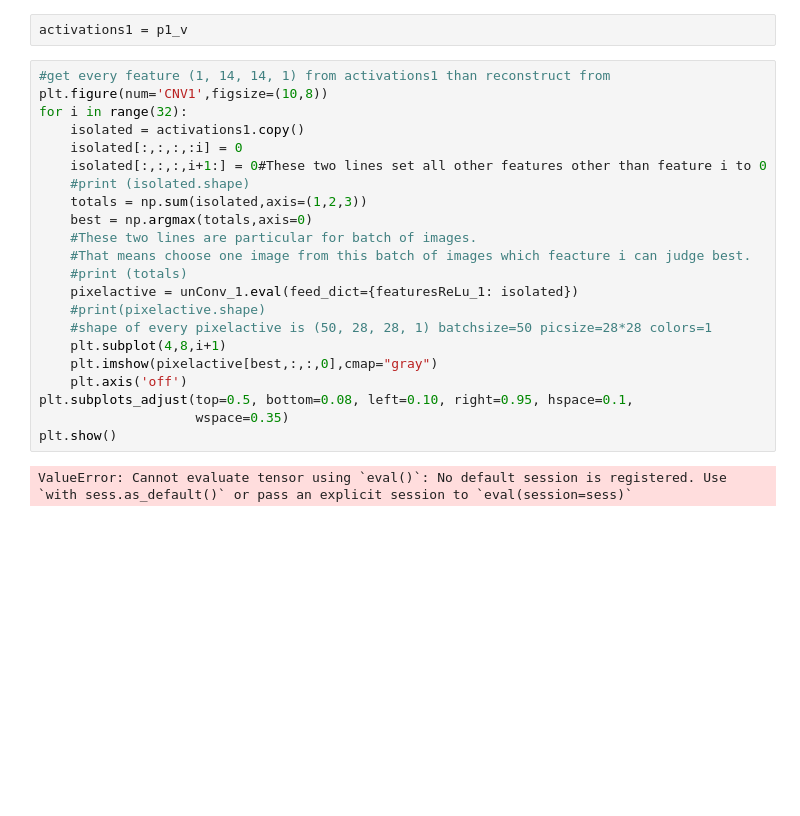
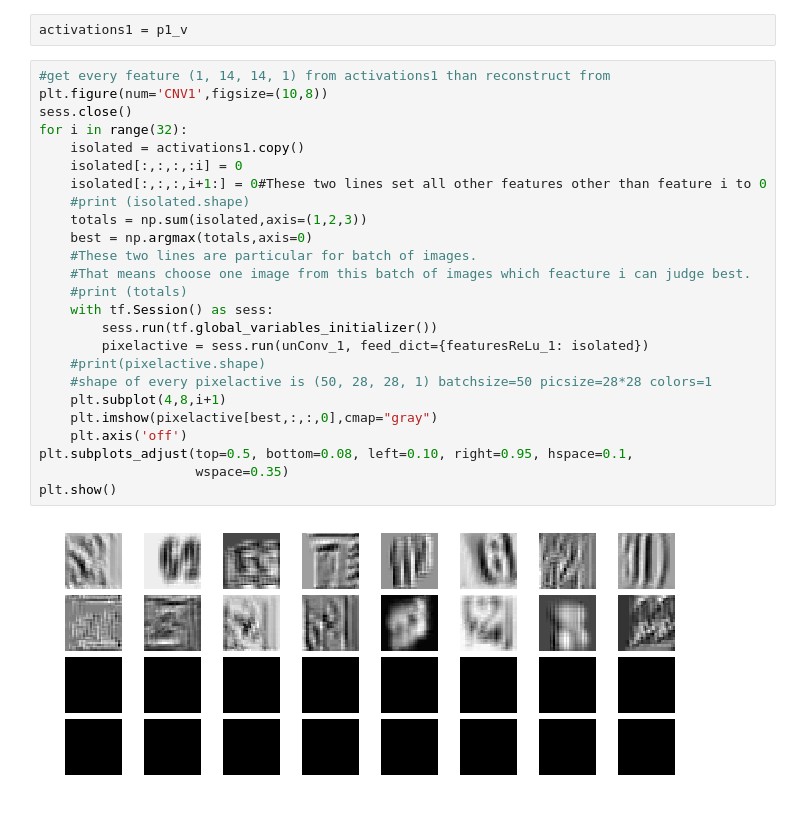
Before and after one commit to bpeng93/AML_Project, a Jupyter notebook: Main Notebook.ipynb, the cells around one changed output. Saved outputs shown, nothing was run; the diff lists cells and outputs as text; blank space fills up the shorter version.

```diff
--- a/Main Notebook.ipynb
+++ b/Main Notebook.ipynb
@@ -341,24 +339,27 @@ activations1 = p1_v
 # %%
 #get every feature (1, 14, 14, 1) from activations1 than reconstruct from
 plt.figure(num='CNV1',figsize=(10,8))
+sess.close()
 for i in range(32):
     isolated = activations1.copy()
     isolated[:,:,:,:i] = 0
     isolated[:,:,:,i+1:] = 0#These two lines set all other features other than feature i to 0
     #print (isolated.shape)
     totals = np.sum(isolated,axis=(1,2,3))
     best = np.argmax(totals,axis=0)
     #These two lines are particular for batch of images.
     #That means choose one image from this batch of images which feacture i can judge best.
     #print (totals)
-    pixelactive = unConv_1.eval(feed_dict={featuresReLu_1: isolated})
+    with tf.Session() as sess:
+        sess.run(tf.global_variables_initializer())
+        pixelactive = sess.run(unConv_1, feed_dict={featuresReLu_1: isolated})
     #print(pixelactive.shape)
     #shape of every pixelactive is (50, 28, 28, 1) batchsize=50 picsize=28*28 colors=1
     plt.subplot(4,8,i+1)
     plt.imshow(pixelactive[best,:,:,0],cmap="gray")
     plt.axis('off')
 plt.subplots_adjust(top=0.5, bottom=0.08, left=0.10, right=0.95, hspace=0.1,
                     wspace=0.35)
 plt.show()
 # %% [output]
-ValueError: Cannot evaluate tensor using `eval()`: No default session is registered. Use `with sess.as_default()` or pass an explicit session to `eval(session=sess)`
+[figure, added]
```
Also changed, not shown: parts of 2 cells of this notebook.
